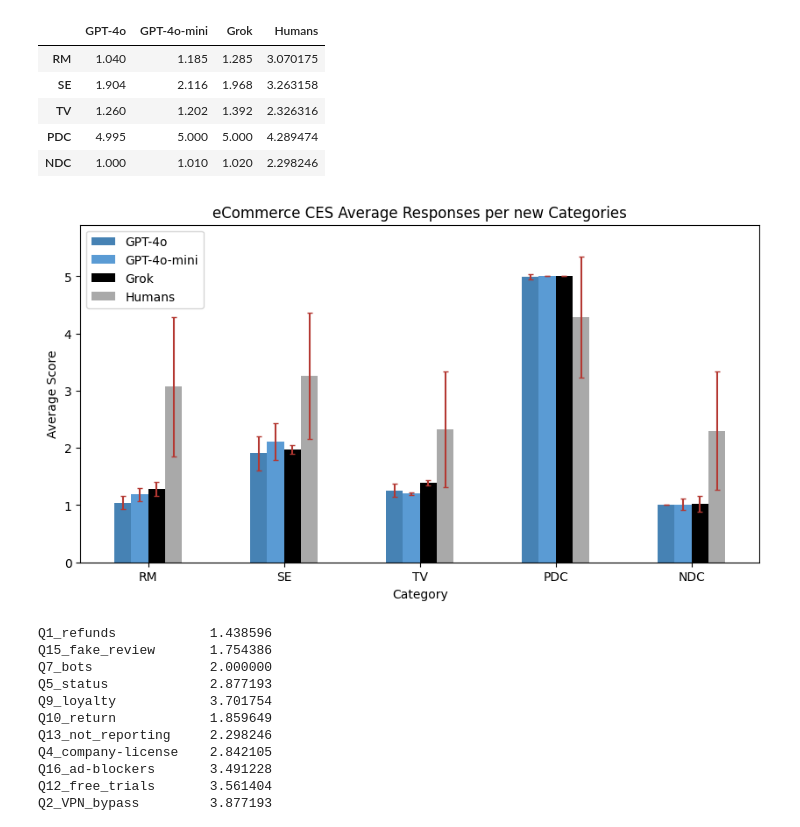
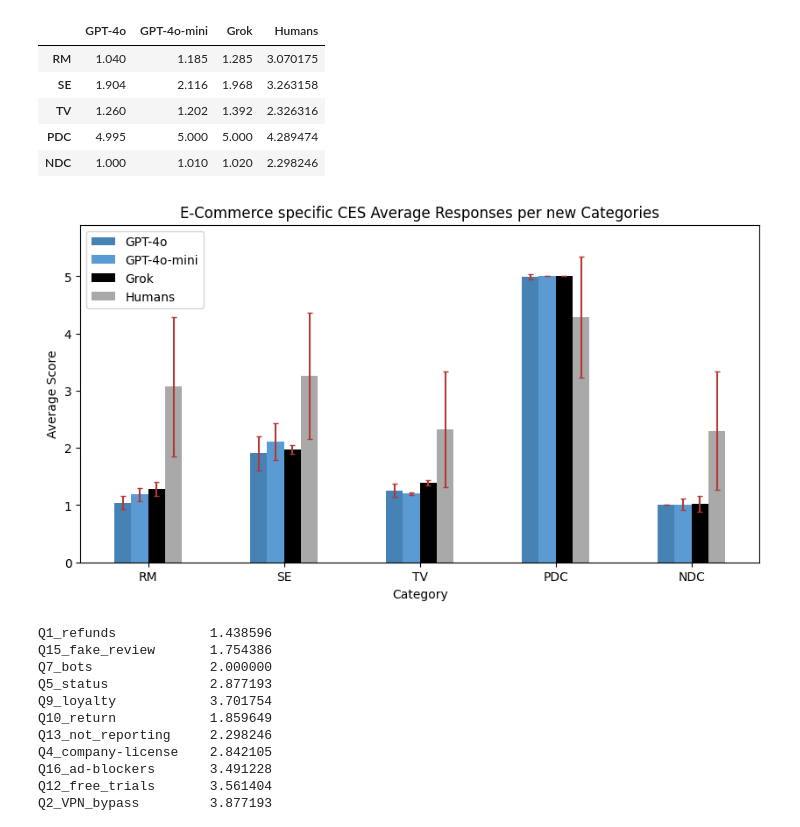
Before and after one commit to N101/Consumer-Ethics-in-AI-Shopping-Assistants, a Jupyter notebook: src/notebooks/e-commerce_graphs.ipynb, the cells around one changed output. Cells and saved outputs as stored; diff of their text form; code cells hidden in the pictures.

Commit message:
altered graph title

```diff
--- a/src/notebooks/e-commerce_graphs.ipynb
+++ b/src/notebooks/e-commerce_graphs.ipynb
@@ -286,24 +286,24 @@ category_averages
 # %%
 # create plot with error bars
 fig, ax = plt.subplots()
 category_averages.plot(
     kind="bar",
     ylim=(0, 5.9),
     yerr=category_errors,
     capsize=2,
     ecolor="#B43832",
     color=["#4682b4", "#5a9bd4", "#000000", "#A9A9A9"],
     ax=ax,
-    title="eCommerce CES Average Responses per new Categories",
+    title="E-Commerce specific CES Average Responses per new Categories",
     xlabel="Category",
     ylabel="Average Score",
     figsize=(10, 5),
     rot=0,
 ).legend(loc='upper left')
 
 fig.savefig("e-commerce_averages.png")
 # %% [output]
-[figure, old version]
+[figure, new version]
 # %%
 column_oder2 = ["Q1_refunds", "Q15_fake_review", "Q7_bots", "Q5_status", "Q9_loyalty", "Q10_return", "Q13_not_reporting",
                 "Q4_company-license", "Q16_ad-blockers", "Q12_free_trials", "Q2_VPN_bypass", "Q11_VPN_prices",   "Q14_subscritpion",
```
